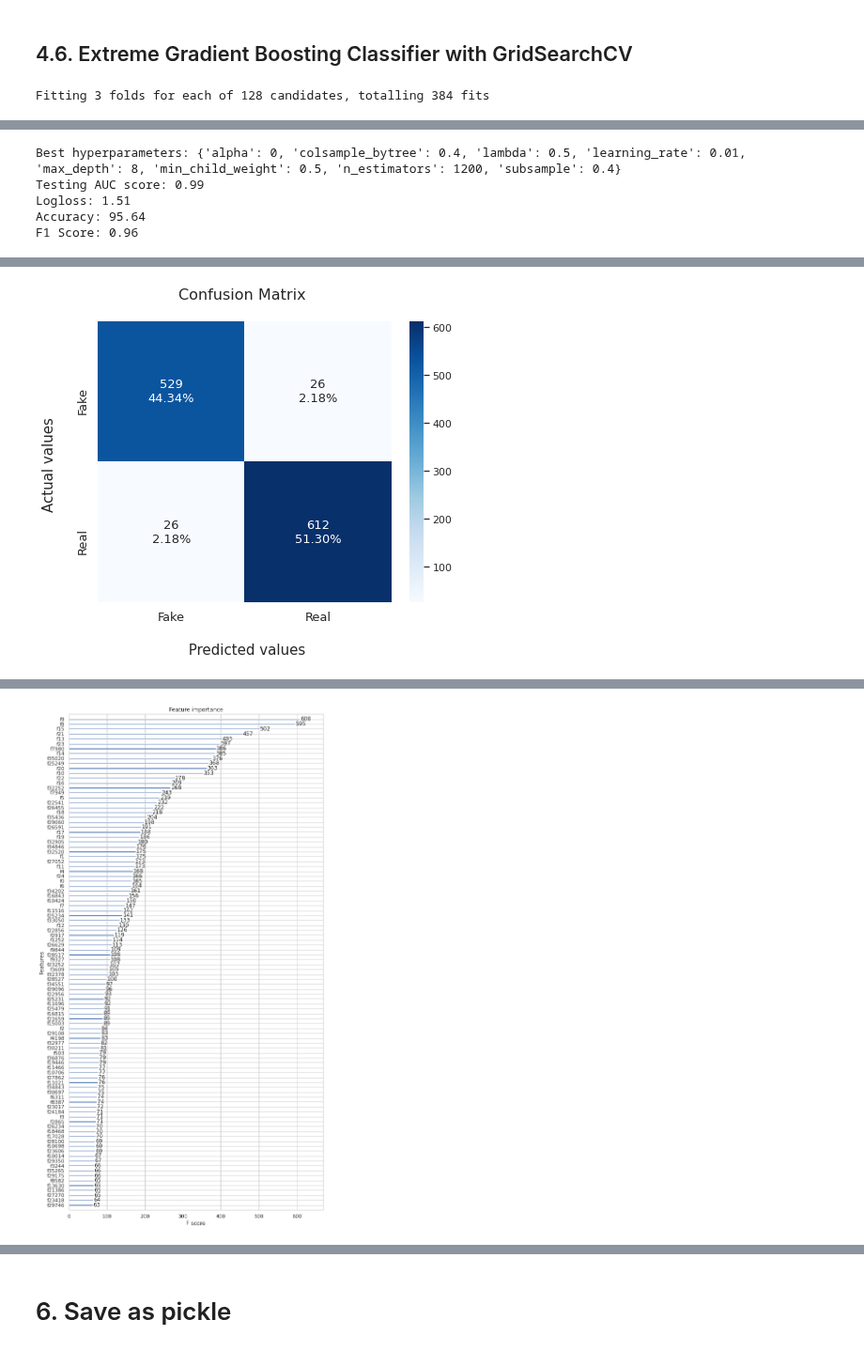
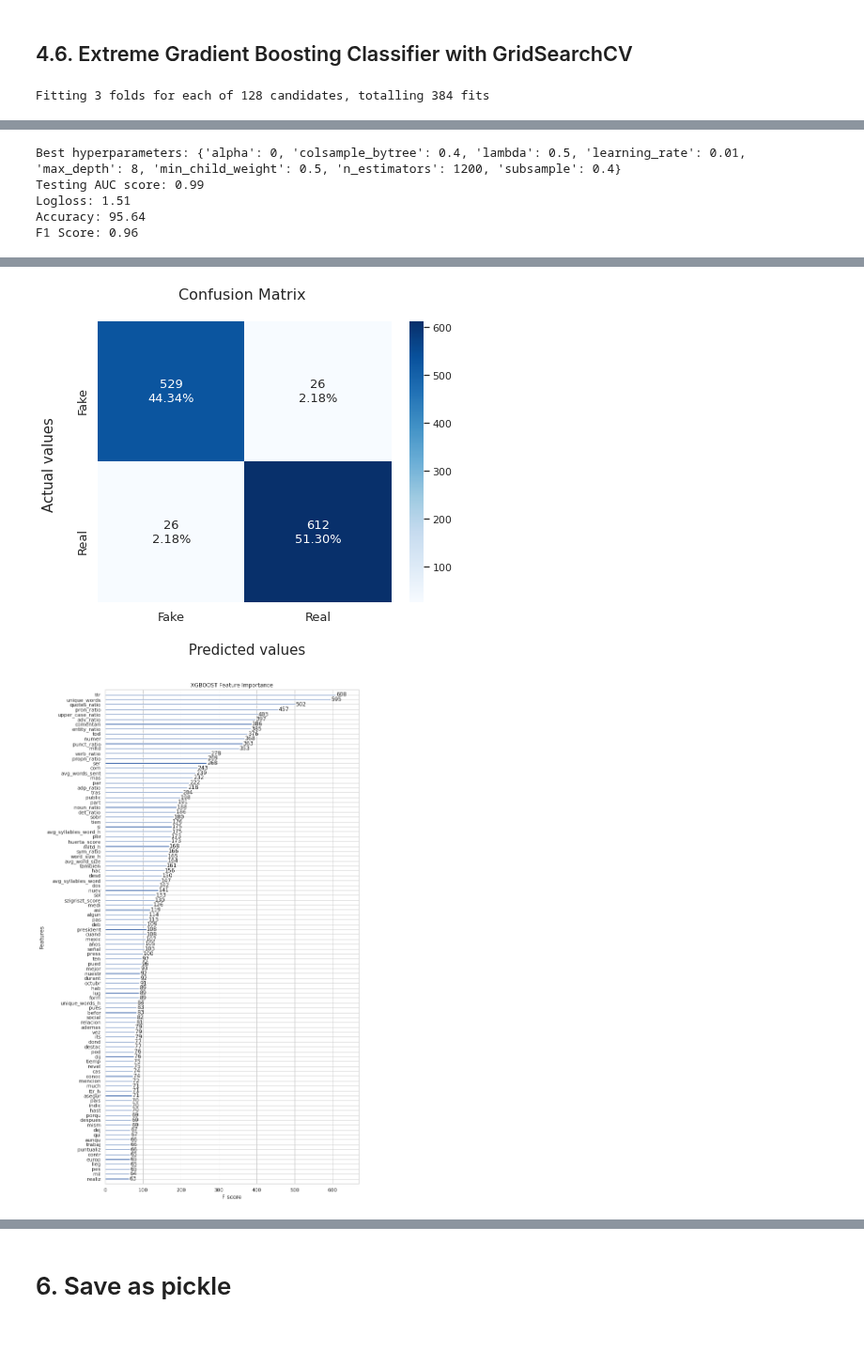
Before and after one commit to pipe11/TFM_fake_news_detector, a Jupyter notebook: models/11_final_notebook_models_explained.ipynb, the cells around one changed output, grey strips where cells are left out. Shown at 94% size. Saved outputs shown, nothing was run; the diff lists cells and outputs as text; code cells hidden in the pictures.

```diff
--- a/models/11_final_notebook_models_explained.ipynb
+++ b/models/11_final_notebook_models_explained.ipynb
@@ -1231,13 +1251,17 @@ F1 Score: 0.94
 # %% [markdown]
 ## 4.6. Extreme Gradient Boosting Classifier with GridSearchCV
 # %%
+%%time
+
 import seaborn as sns
 import pandas as pd
 import numpy as np
 from matplotlib import pyplot as plt
 
+import xgboost as xgb
+from xgboost.sklearn import XGBClassifier
 from scipy import stats
-from xgboost.sklearn import XGBClassifier
+from scipy.sparse import hstack, csr_matrix
 from sklearn.model_selection import StratifiedKFold
 from sklearn.model_selection import train_test_split, GridSearchCV
 from sklearn import metrics
@@ -1295,7 +1319,7 @@ y_pred = xgb_model2.predict(X_test)
 probs = xgb_model2.predict_proba(X_test)
 probs = probs[:, 1]
 
-prediction_results(xgb_model2, y_test, X_test, y_pred, probs)
+xgb2_accuracy_score, xgb2_auc_score, xgb2_f1_score = prediction_results(xgb_model2, y_test, X_test, y_pred, probs)
 
 # confusion matrix
 
@@ -1313,10 +1337,10 @@ axsub = xgb.plot_importance(xgb_model2, max_num_features = 100, ax = ax)
 Text_yticklabels = list(axsub.get_yticklabels())
 dict_features = dict(enumerate(feature_names))
 list_yticklabels = [Text_yticklabels[i].get_text().lstrip('f') for i in range(len(Text_yticklabels))]
-lst_yticklabels = [dict_features[int(i)] for i in lst_yticklabels]
+list_yticklabels = [dict_features[int(i)] for i in list_yticklabels]
 
 plt.title("XGBOOST Feature Importance")
-axsub.set_yticklabels(lst_yticklabels)
+axsub.set_yticklabels(list_yticklabels)
 plt.show()
 # %% [output]
 Fitting 3 folds for each of 128 candidates, totalling 384 fits
@@ -1328,7 +1352,8 @@ Fitting 3 folds for each of 128 candidates, totalling 384 fits
 Best hyperparameters: {'alpha': 0, 'colsample_bytree': 0.4, 'lambda': 0.5, 'learning_rate': 0.01, 'max_depth': 8, 'min_child_weight': 0.5, 'n_estimators': 1200, 'subsample': 0.4}
 Testing AUC score: 0.99
 Logloss: 1.51
 Accuracy: 95.64
 F1 Score: 0.96
 [figure]
 [figure]
+[figure, new version]
@@ -1336 +1361,0 @@ NameError: name 'lst_yticklabels' is not defined
-[figure, old version]
```
Also changed, not shown: parts of 42 cells of this notebook, 10 other files.
